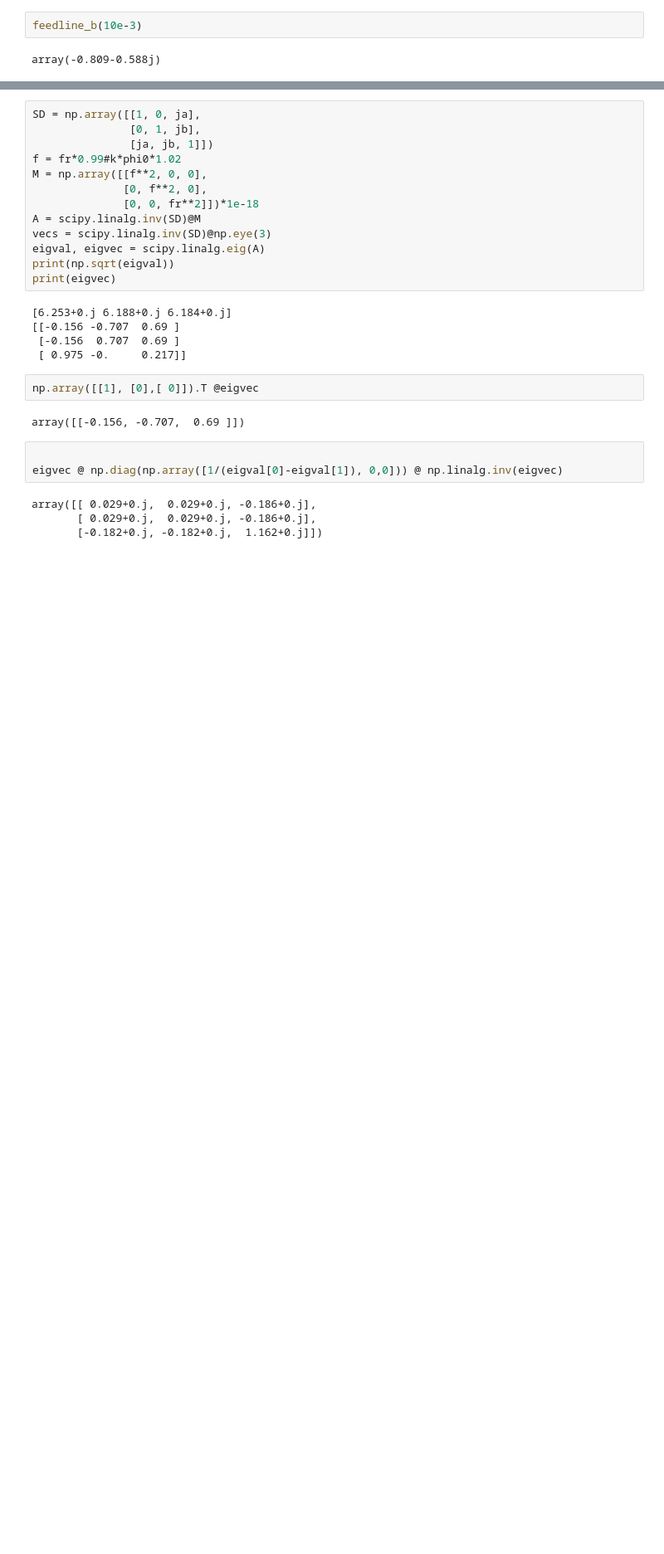
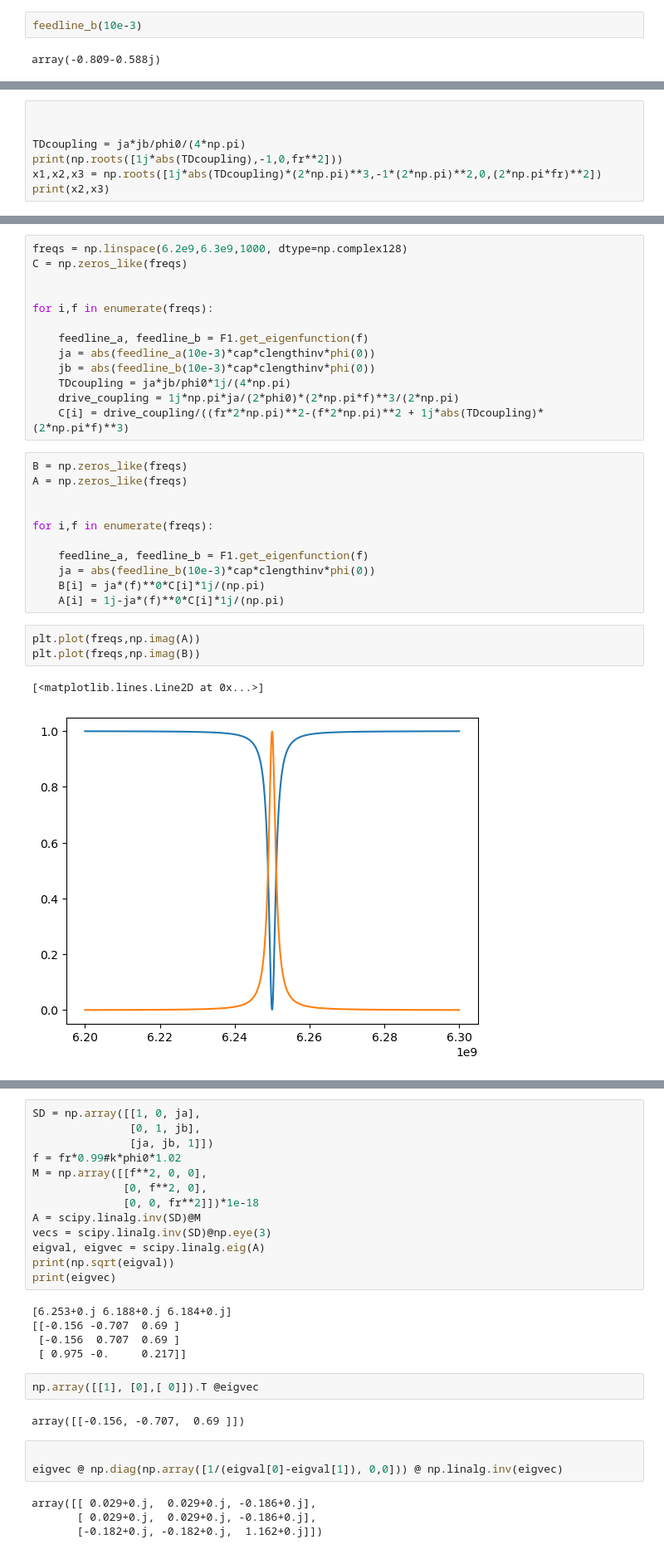
Before and after one commit to tstavenga/pyRF, a Jupyter notebook: pyRF/Experimental/notebooks/new_test_notebooks/resonator_feedline_coupling.ipynb, the cells around one changed output, grey strips where cells are left out. Shown at 83% size. Saved outputs shown, nothing was run; the diff lists cells and outputs as text; blank space fills up the shorter version.

Commit message:
timedomain coupling

```diff
--- a/pyRF/Experimental/notebooks/new_test_notebooks/resonator_feedline_coupling.ipynb
+++ b/pyRF/Experimental/notebooks/new_test_notebooks/resonator_feedline_coupling.ipynb
@@ -64,0 +68,7 @@ print(jb)
+# %%
+
+
+TDcoupling = ja*jb/phi0/(4*np.pi)
+print(np.roots([1j*abs(TDcoupling),-1,0,fr**2]))
+x1,x2,x3 = np.roots([1j*abs(TDcoupling)*(2*np.pi)**3,-1*(2*np.pi)**2,0,(2*np.pi*fr)**2])
+print(x2,x3)
@@ -64,0 +82,30 @@ print(jb)
+# %%
+freqs = np.linspace(6.2e9,6.3e9,1000, dtype=np.complex128)
+C = np.zeros_like(freqs)
+
+
+for i,f in enumerate(freqs):
+
+    feedline_a, feedline_b = F1.get_eigenfunction(f)
+    ja = abs(feedline_a(10e-3)*cap*clengthinv*phi(0))
+    jb = abs(feedline_b(10e-3)*cap*clengthinv*phi(0))
+    TDcoupling = ja*jb/phi0*1j/(4*np.pi)
+    drive_coupling = 1j*np.pi*ja/(2*phi0)*(2*np.pi*f)**3/(2*np.pi)
+    C[i] = drive_coupling/((fr*2*np.pi)**2-(f*2*np.pi)**2 + 1j*abs(TDcoupling)*(2*np.pi*f)**3)
+# %%
+B = np.zeros_like(freqs)
+A = np.zeros_like(freqs)
+
+
+for i,f in enumerate(freqs):
+
+    feedline_a, feedline_b = F1.get_eigenfunction(f)
+    ja = abs(feedline_b(10e-3)*cap*clengthinv*phi(0))
+    B[i] = ja*(f)**0*C[i]*1j/(np.pi)
+    A[i] = 1j-ja*(f)**0*C[i]*1j/(np.pi)
+# %%
+plt.plot(freqs,np.imag(A))
+plt.plot(freqs,np.imag(B))
+# %% [output]
+[<matplotlib.lines.Line2D at 0x...>]
+[figure, added]
```
Also changed, not shown: parts of 15 cells of this notebook, 6 other files.
